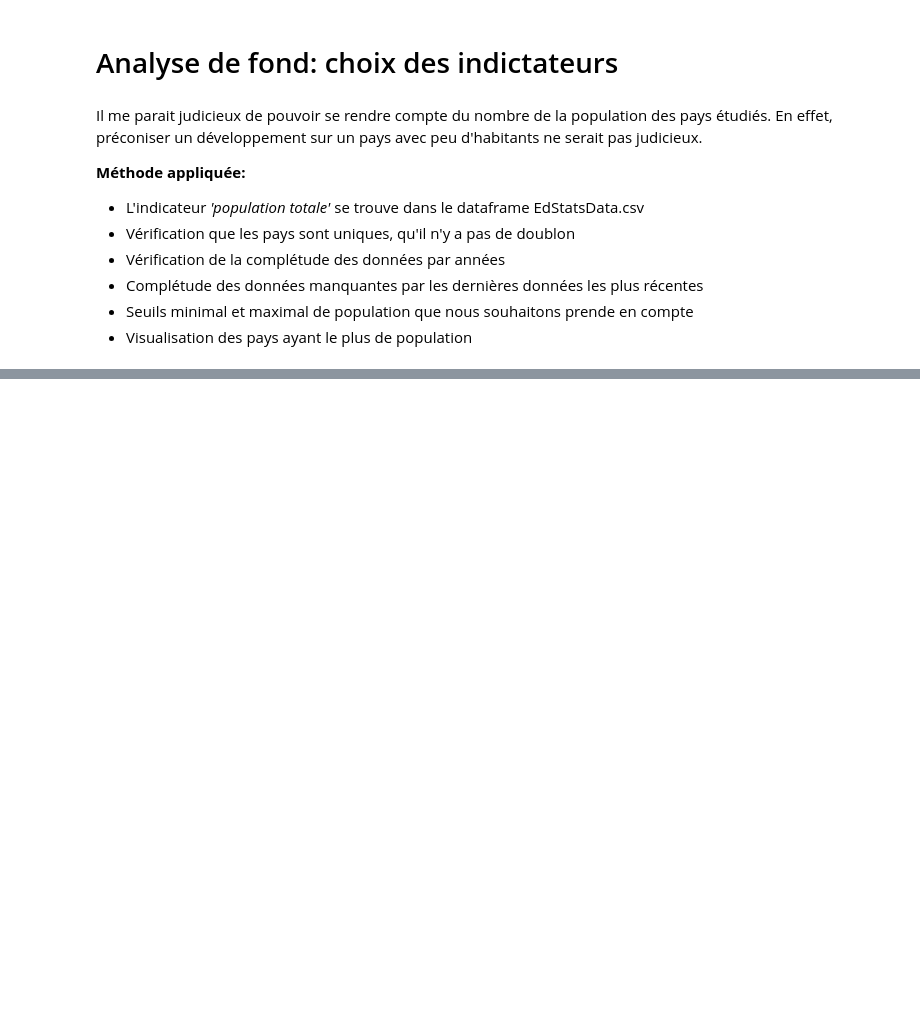
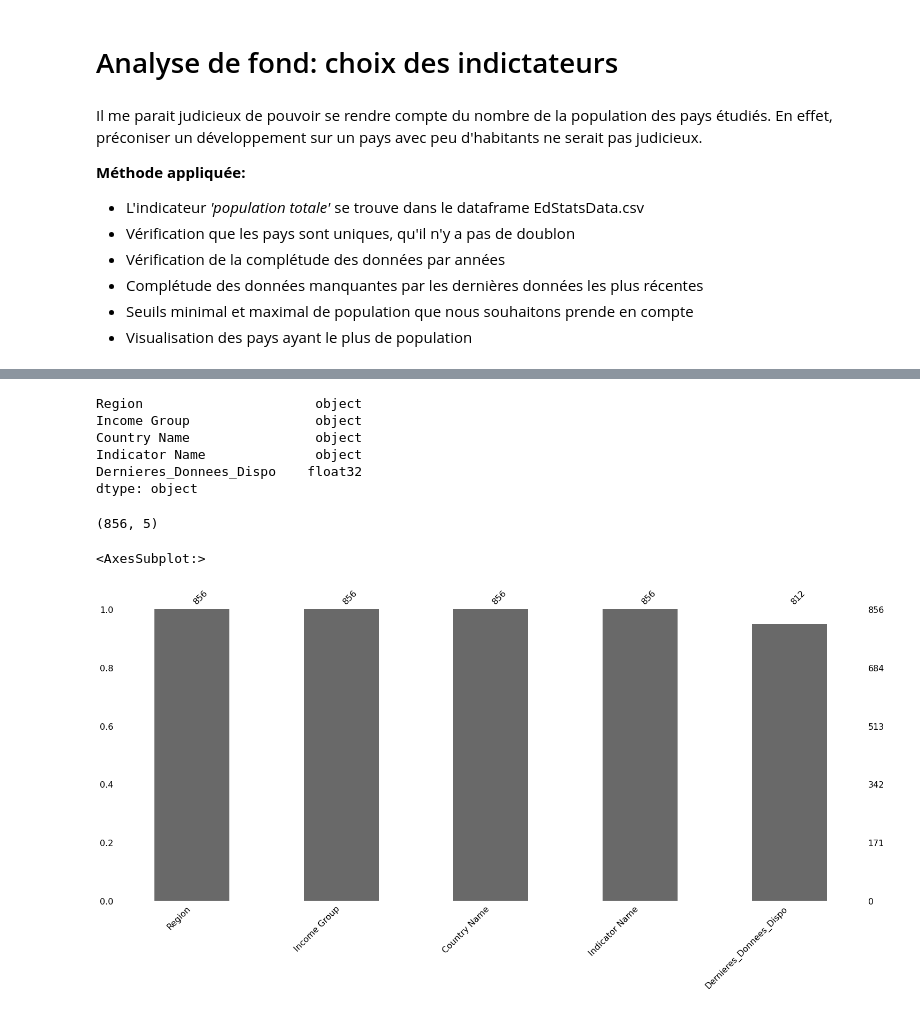
Before and after one commit to Charlotte-1987/openclassroom-projet2, a Jupyter notebook: notebook_p2.ipynb, the cells around one changed output, grey strips where cells are left out. Cells and saved outputs as stored; diff of their text form; code cells hidden in the pictures; blank space fills up the shorter version.

```diff
--- a/notebook_p2.ipynb
+++ b/notebook_p2.ipynb
@@ -470,0 +465,6 @@ stats_data_drop
+# %%
+df_base = pd.merge(stats_data, stats_country[['Country Code', 'Region', 'Income Group']],how= 'left', on='Country Code')
+df_base = df_base[df_base['Indicator Name'].isin(indicateurs)]
+df_base = df_base.rename(columns = {'Unnamed: 69':'Dernieres_Donnees_Dispo'})
+df_base.dropna(subset=['Region'], axis=0, inplace=True)
+df_base.head(70)
@@ -470,0 +490,3 @@ stats_data_drop
+# %%
+df_completude = df_base.fillna(method ='ffill', axis = 1)
+df_completude.head(50)
@@ -470,0 +512,6 @@ stats_data_drop
+# %%
+df = df_completude.drop(list(df_completude.filter(regex="^[-+]?[0-9]+$").columns), axis=1)
+df = df[['Region', 'Income Group', 'Country Name', 'Indicator Name', 'Dernieres_Donnees_Dispo']]
+df['Dernieres_Donnees_Dispo'] = pd.to_numeric(df['Dernieres_Donnees_Dispo'],errors='coerce', downcast="float")
+
+df.head(50)
@@ -470,0 +536,18 @@ stats_data_drop
+# %%
+df.dtypes
+# %% [output]
+Region                      object
+Income Group                object
+Country Name                object
+Indicator Name              object
+Dernieres_Donnees_Dispo    float32
+dtype: object
+# %%
+df.shape
+# %% [output]
+(856, 5)
+# %%
+msno.bar(df.sample(856))
+# %% [output]
+<AxesSubplot:>
+[figure, added]
```
Also changed, not shown: parts of 27 cells of this notebook.
